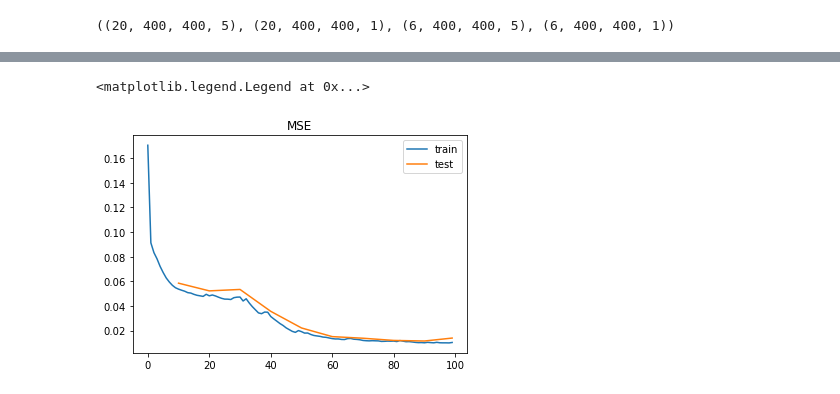
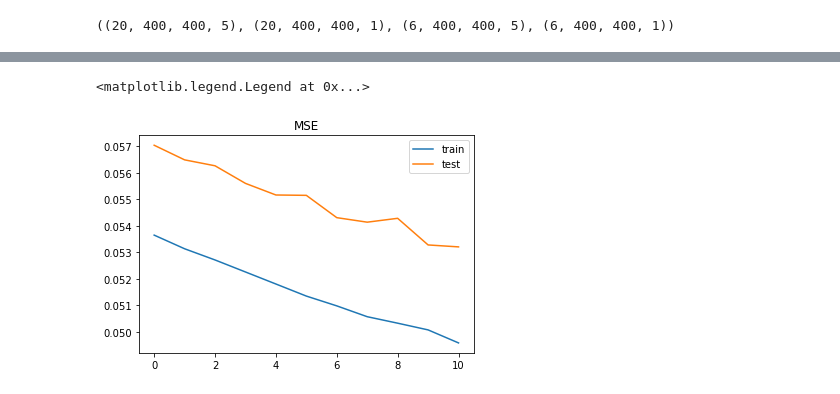
Before and after one commit to FGhavamian/accelerate_fem, a Jupyter notebook: ml/notebooks/03_train.ipynb, the cells around one changed output, grey strips where cells are left out. Saved outputs shown, nothing was run; the diff lists cells and outputs as text; code cells hidden in the pictures.

```diff
--- a/ml/notebooks/03_train.ipynb
+++ b/ml/notebooks/03_train.ipynb
@@ -183,14 +183,12 @@ tf.keras.backend.set_value(model.optimizer.lr, new_learning_rate)
 
 if len(history_all)>0: initial_epoch = history.epoch[-1] + 1
 # %%
-epochs = 200
-validation_freq = 10
+epochs = 11
 
 history = model.fit(
         dataset_train,
         epochs=epochs,
         validation_data=dataset_test,
-        validation_freq=validation_freq,
         initial_epoch=initial_epoch
     )
 
@@ -217,14 +214,13 @@ KeyboardInterrupt:
 # %%
 hist_loss_train = [loss_val for h in history_all for loss_val in h.history['loss']]
 hist_loss_test = [loss_val for h in history_all for loss_val in h.history['val_loss']]
 
-epochs_train = [e for h in history_all for e in h.epoch]
-epochs_test = epochs_train[validation_freq::validation_freq] + [epochs_train[-1]]
+epochs = [e for h in history_all for e in h.epoch]
 
-plt.plot(epochs_train, hist_loss_train, label='train')
-plt.plot(epochs_test, hist_loss_test, label='test')
+plt.plot(epochs, hist_loss_train, label='train')
+plt.plot(epochs, hist_loss_test, label='test')
 plt.title('MSE')
 plt.legend()
 # %% [output]
 <matplotlib.legend.Legend at 0x...>
-[figure, old version]
+[figure, new version]
```
Also changed, not shown: parts of 7 cells of this notebook, 2 other files.
